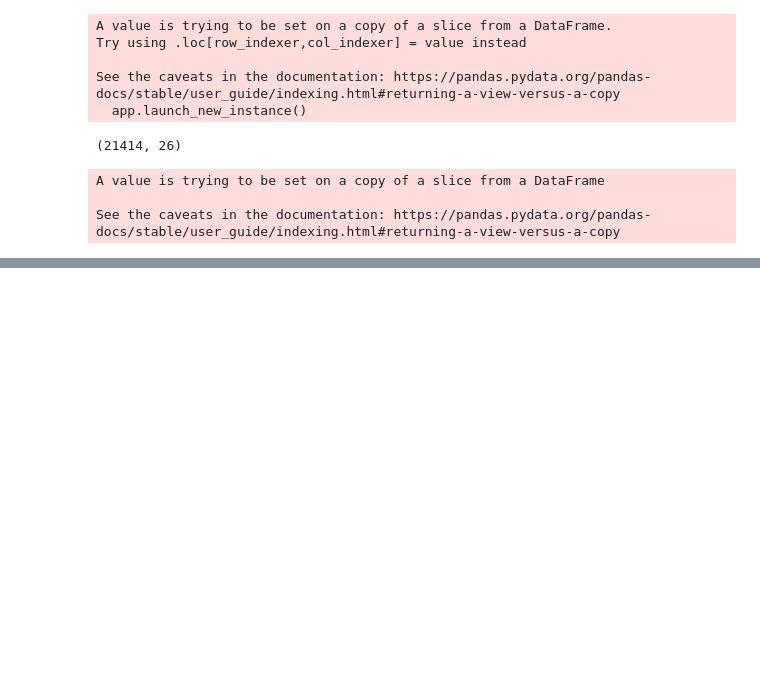
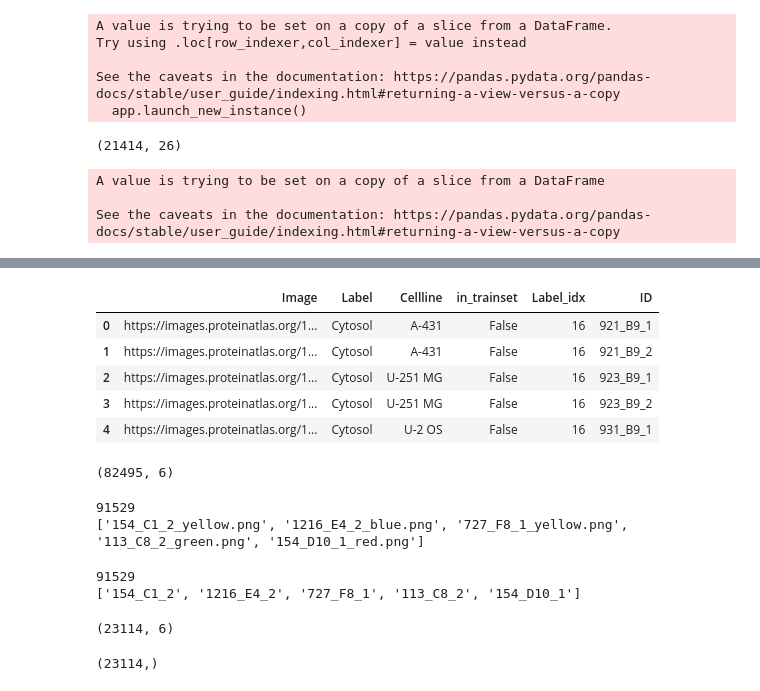
Before and after one commit to yuvaramsingh94/human_protein_atlas, a Jupyter notebook: code/data_manupulator.ipynb, the cells around one changed output, grey strips where cells are left out. Drawn from its saved outputs; the diff is of its cells as text; code cells hidden in the pictures; blank space fills up the shorter version.

Commit message:
working with extra mask

```diff
--- a/code/data_manupulator.ipynb
+++ b/code/data_manupulator.ipynb
@@ -288,0 +294,3 @@ See the caveats in the documentation: https://pandas.pydata.org/pandas-docs/stab
+# %%
+extra_df = pd.read_csv('../data/train_ext/kaggle_2021.tsv')
+extra_df.head()
@@ -288,0 +304,38 @@ See the caveats in the documentation: https://pandas.pydata.org/pandas-docs/stab
+# %%
+extra_df['ID'] = extra_df['Image'].apply(lambda x: x.split('/')[-1])
+extra_df.head()
+# %% [output]
+|  | Image | Label | Cellline | in_trainset | Label_idx | ID |
+| 0 | https://images.proteinatlas.org/1... | Cytosol | A-431 | False | 16 | 921_B9_1 |
+| 1 | https://images.proteinatlas.org/1... | Cytosol | A-431 | False | 16 | 921_B9_2 |
+| 2 | https://images.proteinatlas.org/1... | Cytosol | U-251 MG | False | 16 | 923_B9_1 |
+| 3 | https://images.proteinatlas.org/1... | Cytosol | U-251 MG | False | 16 | 923_B9_2 |
+| 4 | https://images.proteinatlas.org/1... | Cytosol | U-2 OS | False | 16 | 931_B9_1 |
+# %%
+extra_df.shape
+# %% [output]
+(82495, 6)
+# %%
+vv = os.listdir('../data/train_ext/HPA-Challenge-2021-trainset-extra')
+print(len(vv))
+print(vv[:5])
+# %% [output]
+91529
+['154_C1_2_yellow.png', '1216_E4_2_blue.png', '727_F8_1_yellow.png', '113_C8_2_green.png', '154_D10_1_red.png']
+# %%
+#lets split the files . i know that repititions of same file name exist . but its not a prob
+file_name_list = [f"{i.split('_')[0]}_{i.split('_')[1]}_{i.split('_')[2]}" for i in vv]
+print(len(file_name_list))
+print(file_name_list[:5])
+# %% [output]
+91529
+['154_C1_2', '1216_E4_2', '727_F8_1', '113_C8_2', '154_D10_1']
+# %%
+extra_actual_df = extra_df[extra_df['ID'].isin(file_name_list)]
+extra_actual_df.shape
+# %% [output]
+(23114, 6)
+# %%
+extra_actual_df['ID'].unique().shape
+# %% [output]
+(23114,)
```
Also changed, not shown: parts of 11 cells of this notebook, 2 other files.
